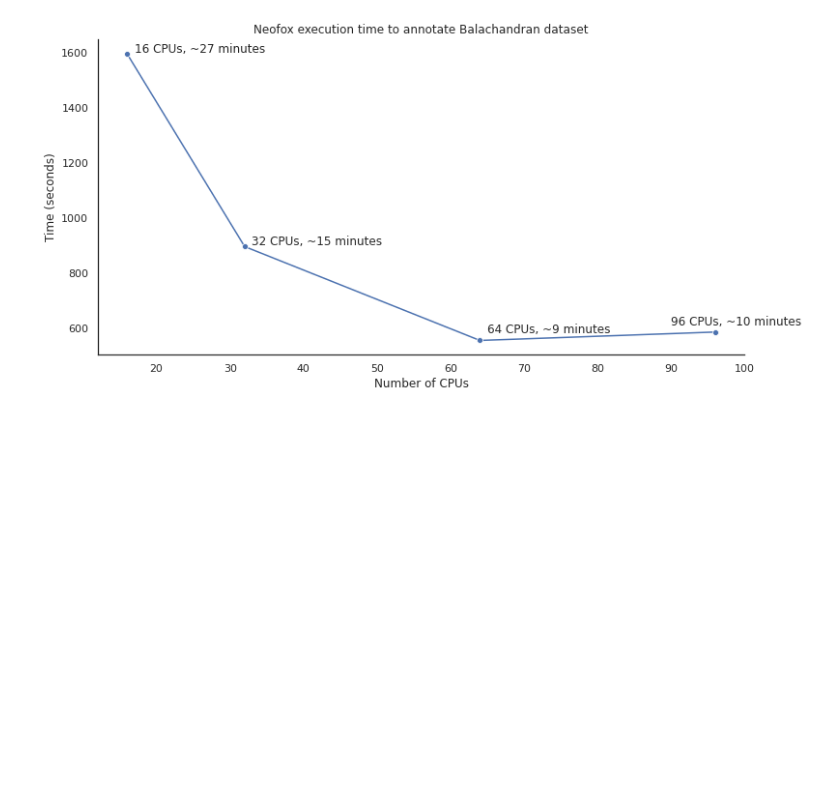
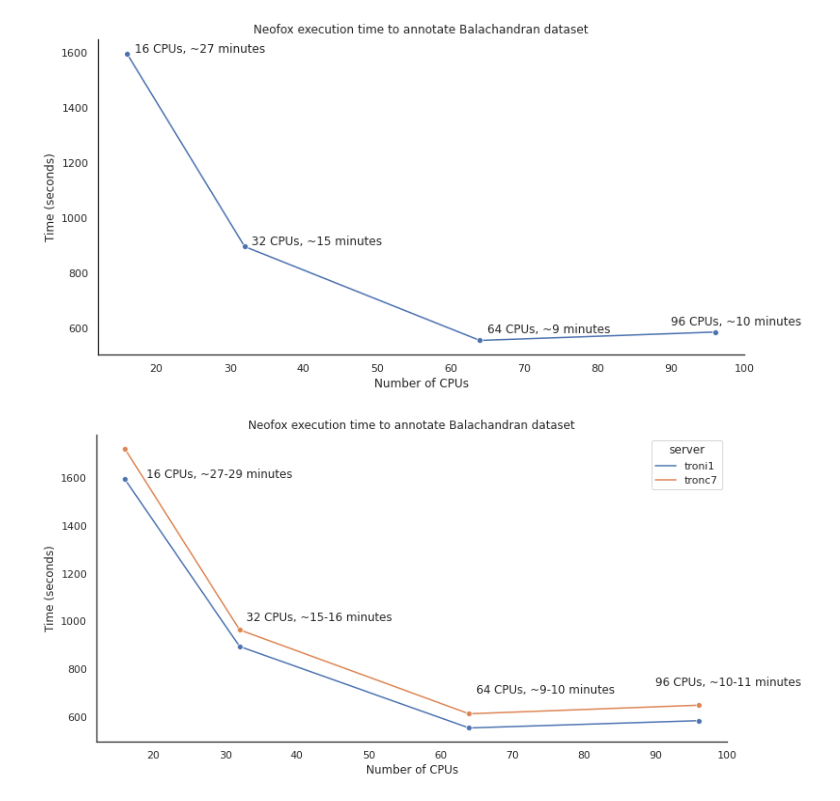
Before and after one commit to TRON-Bioinformatics/neofox, a Jupyter notebook: docs/source/notebooks/performance_tests_plot.ipynb, the cells around one changed output. Saved outputs shown, nothing was run; the diff lists cells and outputs as text; code cells hidden in the pictures; blank space fills up the shorter version.

```diff
--- a/docs/source/notebooks/performance_tests_plot.ipynb
+++ b/docs/source/notebooks/performance_tests_plot.ipynb
@@ -27,3 +31,15 @@ sns.despine()
 [figure]
 # %%
 fig.savefig("../../figures/neofox_performance_test_balachandran.png")
+# %%
+sns.set_theme(style="white")
+fig = plt.figure(figsize=(12, 6))
+grid = sns.lineplot(x="cpus", y="time", hue="server", data=data, markers=True, marker="o")
+grid.set(xlabel="Number of CPUs", ylabel="Time (seconds)", title="Neofox execution time to annotate Balachandran dataset")
+grid.annotate(text='16 CPUs, ~27-29 minutes', xy=(19, 1600), xycoords='data')
+grid.annotate(text='32 CPUs, ~15-16 minutes', xy=(33, 1000), xycoords='data')
+grid.annotate(text='64 CPUs, ~9-10 minutes', xy=(65, 700), xycoords='data')
+grid.annotate(text='96 CPUs, ~10-11 minutes', xy=(90, 730), xycoords='data')
+sns.despine()
+# %% [output]
+[figure, added]
```
Also changed, not shown: parts of 3 cells of this notebook, 3 other files.
